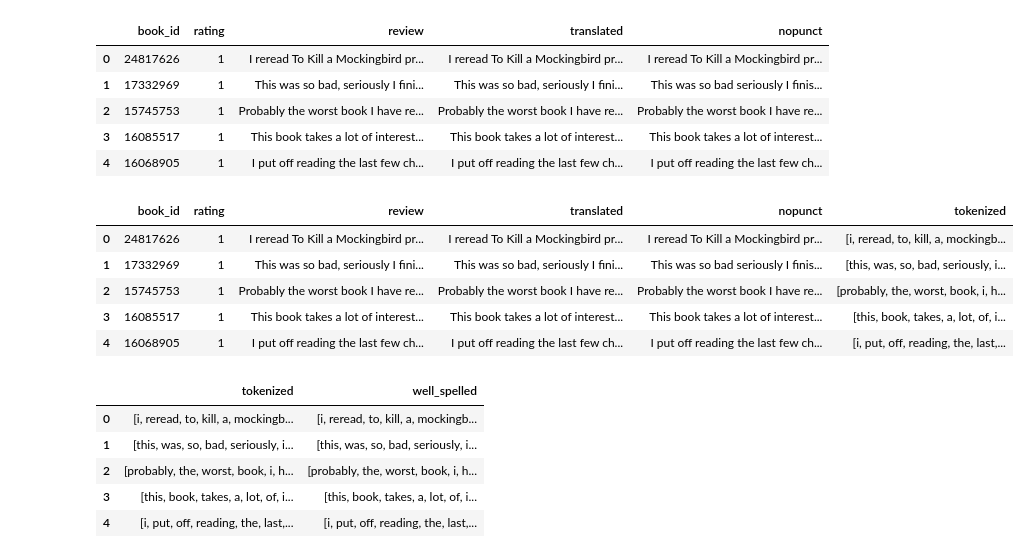
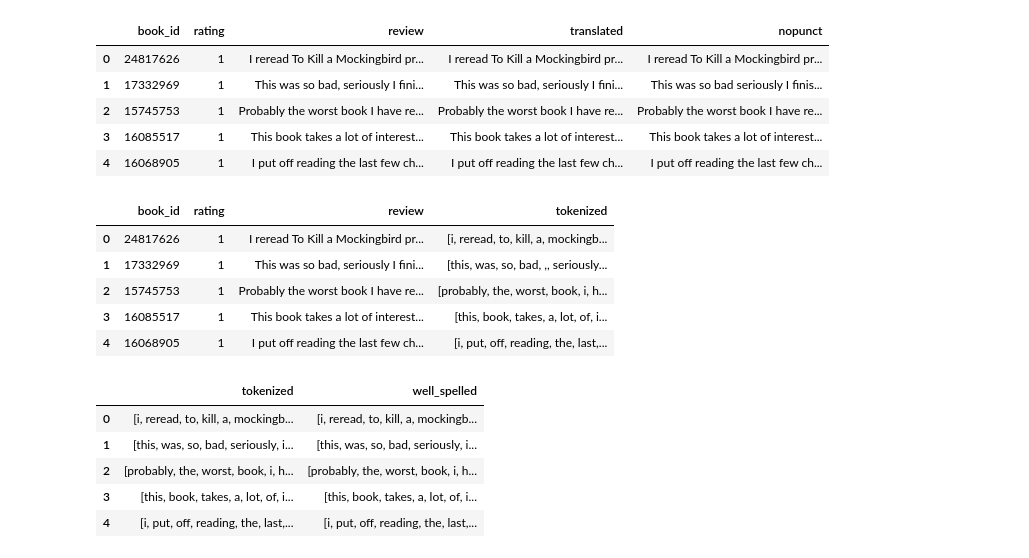
Before and after one commit to Benjouzz/DS50_backend, a Jupyter notebook: rating_predictor.ipynb, the cells around one changed output. Saved outputs shown, nothing was run; the diff lists cells and outputs as text; code cells hidden in the pictures.

```diff
--- a/rating_predictor.ipynb
+++ b/rating_predictor.ipynb
@@ -65,3 +56,5 @@ df.head()
+# %%
+df = getDataset()
 # %%
 df = df[['book_id','rating','review_text']].rename(columns={'review_text':'review'})
 df.head()
@@ -142,15 +135,15 @@ df.head()
 | 3 | 16085517 | 1 | This book takes a lot of interest... | This book takes a lot of interest... | This book takes a lot of interest... |
 | 4 | 16068905 | 1 | I put off reading the last few ch... | I put off reading the last few ch... | I put off reading the last few ch... |
 # %%
-df['tokenized'] = df['nopunct'].apply(lambda x: nltk.word_tokenize(str.lower(x)))
+df['tokenized'] = df['no_punct'].apply(lambda x: nltk.word_tokenize(str.lower(x)))
 df.head()
 # %% [output]
-|  | book_id | rating | review | translated | nopunct | tokenized |
-| 0 | 24817626 | 1 | I reread To Kill a Mockingbird pr... | I reread To Kill a Mockingbird pr... | I reread To Kill a Mockingbird pr... | [i, reread, to, kill, a, mockingb... |
-| 1 | 17332969 | 1 | This was so bad, seriously I fini... | This was so bad, seriously I fini... | This was so bad seriously I finis... | [this, was, so, bad, seriously, i... |
-| 2 | 15745753 | 1 | Probably the worst book I have re... | Probably the worst book I have re... | Probably the worst book I have re... | [probably, the, worst, book, i, h... |
-| 3 | 16085517 | 1 | This book takes a lot of interest... | This book takes a lot of interest... | This book takes a lot of interest... | [this, book, takes, a, lot, of, i... |
-| 4 | 16068905 | 1 | I put off reading the last few ch... | I put off reading the last few ch... | I put off reading the last few ch... | [i, put, off, reading, the, last,... |
+|  | book_id | rating | review | tokenized |
+| 0 | 24817626 | 1 | I reread To Kill a Mockingbird pr... | [i, reread, to, kill, a, mockingb... |
+| 1 | 17332969 | 1 | This was so bad, seriously I fini... | [this, was, so, bad, ,, seriously... |
+| 2 | 15745753 | 1 | Probably the worst book I have re... | [probably, the, worst, book, i, h... |
+| 3 | 16085517 | 1 | This book takes a lot of interest... | [this, book, takes, a, lot, of, i... |
+| 4 | 16068905 | 1 | I put off reading the last few ch... | [i, put, off, reading, the, last,... |
 # %%
 import enchant
 
```
Also changed, not shown: parts of 19 cells of this notebook, 1 other file.
